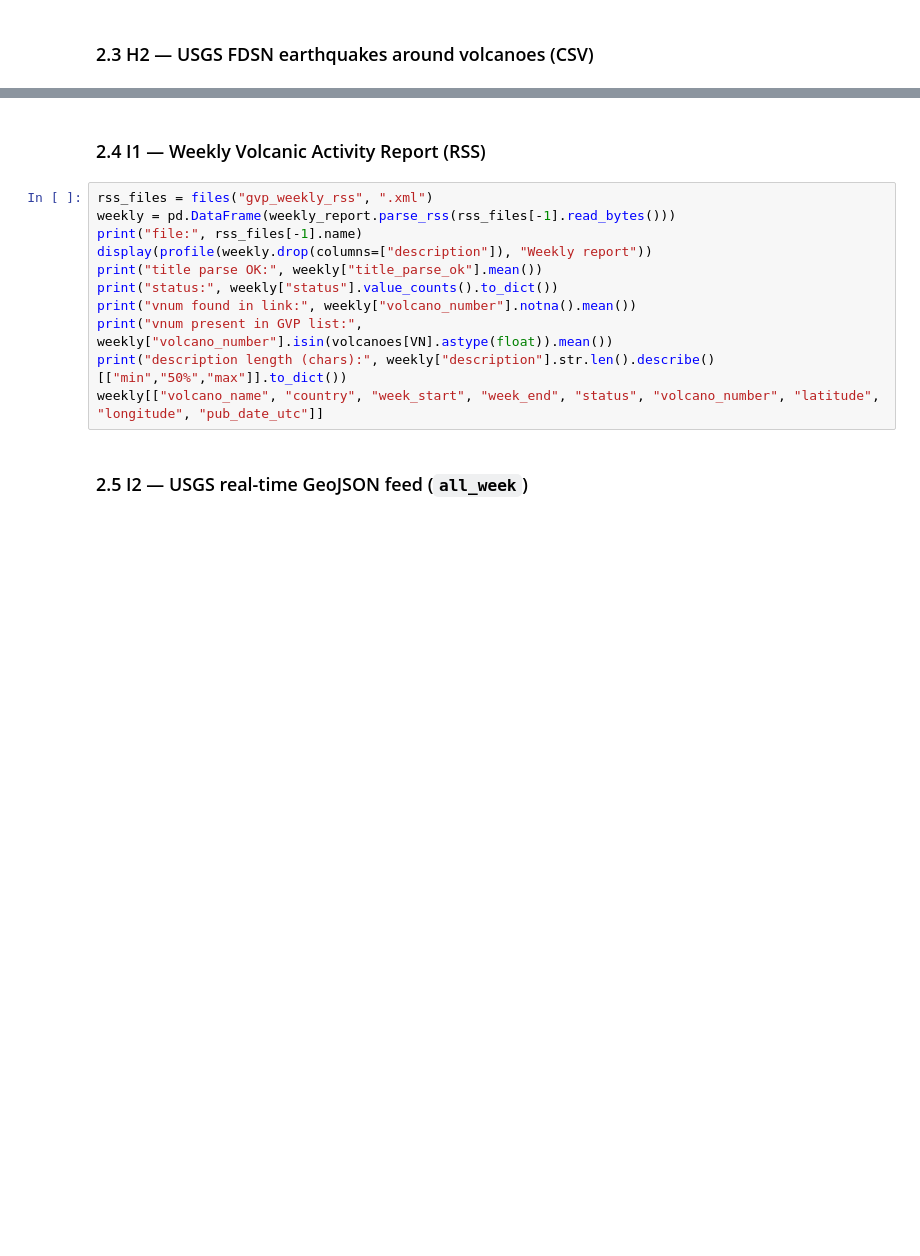
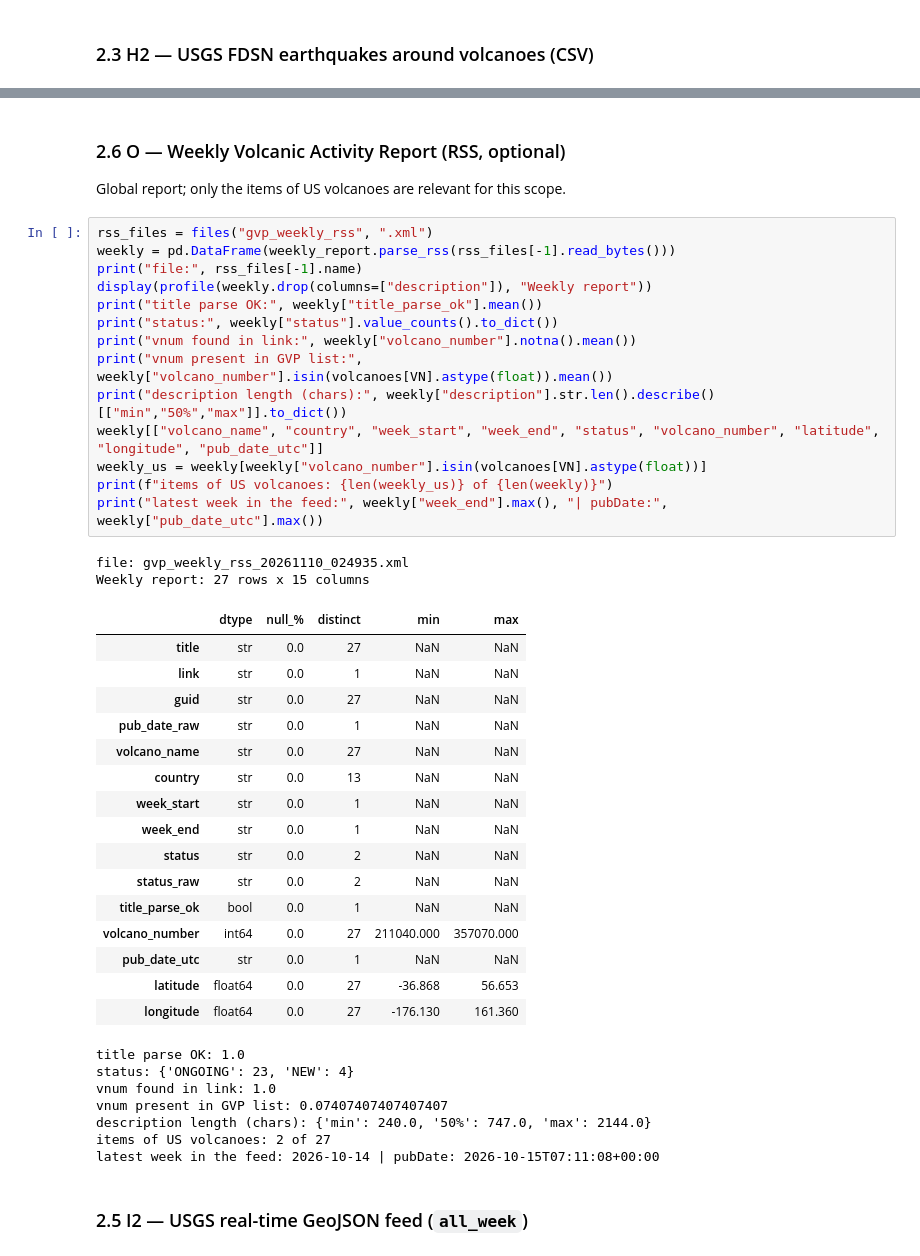
Before and after one commit to jhonatanvj/Proyecto_Analisis_De_Datos, a Jupyter notebook: notebooks/01_source_profiling.ipynb, the cells around one changed output, grey strips where cells are left out. Cells and saved outputs as stored; diff of their text form; blank space fills up the shorter version.

```diff
--- a/notebooks/01_source_profiling.ipynb
+++ b/notebooks/01_source_profiling.ipynb
@@ -147,16 +359,46 @@ plt.tight_layout()
 # %% [markdown]
-### 2.4 I1 — Weekly Volcanic Activity Report (RSS)
+### 2.6 O — Weekly Volcanic Activity Report (RSS, optional)
+Global report; only the items of US volcanoes are relevant for this scope.
 # %%
 rss_files = files("gvp_weekly_rss", ".xml")
 weekly = pd.DataFrame(weekly_report.parse_rss(rss_files[-1].read_bytes()))
 print("file:", rss_files[-1].name)
 display(profile(weekly.drop(columns=["description"]), "Weekly report"))
 print("title parse OK:", weekly["title_parse_ok"].mean())
 print("status:", weekly["status"].value_counts().to_dict())
 print("vnum found in link:", weekly["volcano_number"].notna().mean())
 print("vnum present in GVP list:", weekly["volcano_number"].isin(volcanoes[VN].astype(float)).mean())
 print("description length (chars):", weekly["description"].str.len().describe()[["min","50%","max"]].to_dict())
 weekly[["volcano_name", "country", "week_start", "week_end", "status", "volcano_number", "latitude", "longitude", "pub_date_utc"]]
+weekly_us = weekly[weekly["volcano_number"].isin(volcanoes[VN].astype(float))]
+print(f"items of US volcanoes: {len(weekly_us)} of {len(weekly)}")
+print("latest week in the feed:", weekly["week_end"].max(), "| pubDate:", weekly["pub_date_utc"].max())
+# %% [output]
+file: gvp_weekly_rss_20261110_024935.xml
+Weekly report: 27 rows x 15 columns
+|  | dtype | null_% | distinct | min | max |
+| title | str | 0.0 | 27 | NaN | NaN |
+| link | str | 0.0 | 1 | NaN | NaN |
+| guid | str | 0.0 | 27 | NaN | NaN |
+| pub_date_raw | str | 0.0 | 1 | NaN | NaN |
+| volcano_name | str | 0.0 | 27 | NaN | NaN |
+| country | str | 0.0 | 13 | NaN | NaN |
+| week_start | str | 0.0 | 1 | NaN | NaN |
+| week_end | str | 0.0 | 1 | NaN | NaN |
+| status | str | 0.0 | 2 | NaN | NaN |
+| status_raw | str | 0.0 | 2 | NaN | NaN |
+| title_parse_ok | bool | 0.0 | 1 | NaN | NaN |
+| volcano_number | int64 | 0.0 | 27 | 211040.000 | 357070.000 |
+| pub_date_utc | str | 0.0 | 1 | NaN | NaN |
+| latitude | float64 | 0.0 | 27 | -36.868 | 56.653 |
+| longitude | float64 | 0.0 | 27 | -176.130 | 161.360 |
+title parse OK: 1.0
+status: {'ONGOING': 23, 'NEW': 4}
+vnum found in link: 1.0
+vnum present in GVP list: 0.07407407407407407
+description length (chars): {'min': 240.0, '50%': 747.0, 'max': 2144.0}
+items of US volcanoes: 2 of 27
+latest week in the feed: 2026-10-14 | pubDate: 2026-10-15T07:11:08+00:00
 # %% [markdown]
 ### 2.5 I2 — USGS real-time GeoJSON feed (`all_week`)
 # %%
```
Also changed, not shown: parts of 25 cells of this notebook, 54 other files.
